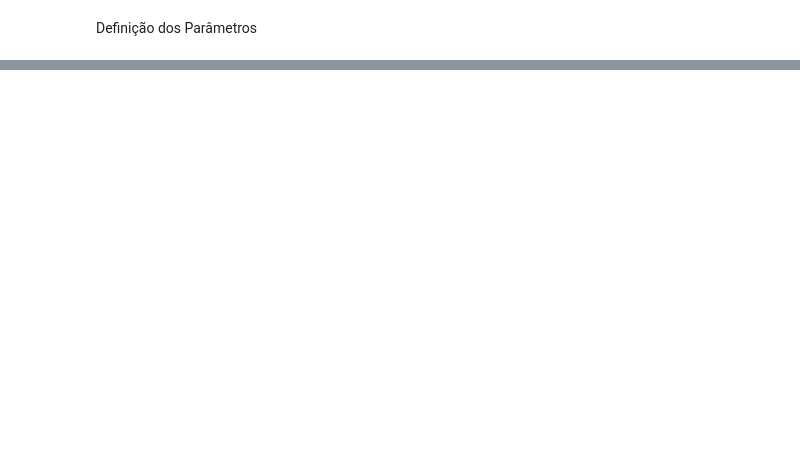
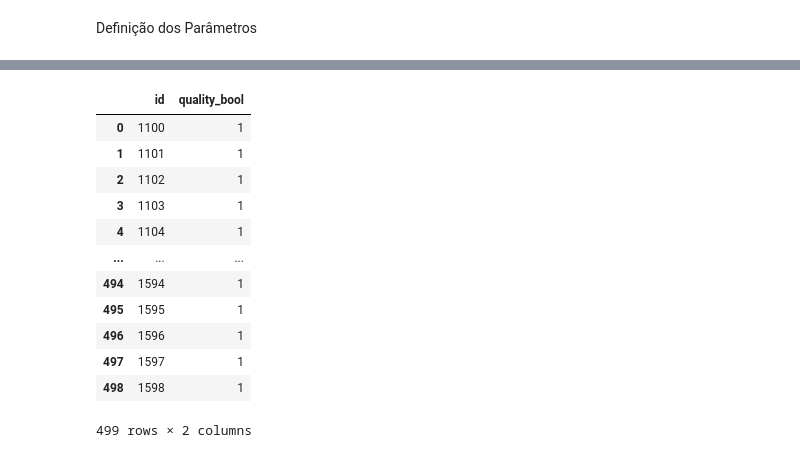
Before and after one commit to msbrasil/CiDAMO-Desafios, a Jupyter notebook: Desafio 2 - Classificação Vinho/main.ipynb, the cells around one changed output, grey strips where cells are left out. Cells and saved outputs as stored; diff of their text form; code cells hidden in the pictures; blank space fills up the shorter version.

```diff
--- a/Desafio 2 - Classificação Vinho/main.ipynb
+++ b/Desafio 2 - Classificação Vinho/main.ipynb
@@ -88,0 +161,8 @@ ValueError: could not convert string to float: 'residual sugar'
+# %%
+submission = df_test[['Unnamed: 0']].copy()
+# %%
+submission['quality'] = y_pred
+# %%
+submission.columns = ['id', 'quality_bool']
+# %%
+submission['quality_bool'] = submission['quality_bool'].astype(int)
@@ -88,0 +171,16 @@ ValueError: could not convert string to float: 'residual sugar'
+# %%
+submission
+# %% [output]
+|  | id | quality_bool |
+| 0 | 1100 | 1 |
+| 1 | 1101 | 1 |
+| 2 | 1102 | 1 |
+| 3 | 1103 | 1 |
+| 4 | 1104 | 1 |
+| ... | ... | ... |
+| 494 | 1594 | 1 |
+| 495 | 1595 | 1 |
+| 496 | 1596 | 1 |
+| 497 | 1597 | 1 |
+| 498 | 1598 | 1 |
+499 rows × 2 columns
```
Also changed, not shown: parts of 11 cells of this notebook, 2 other files.
